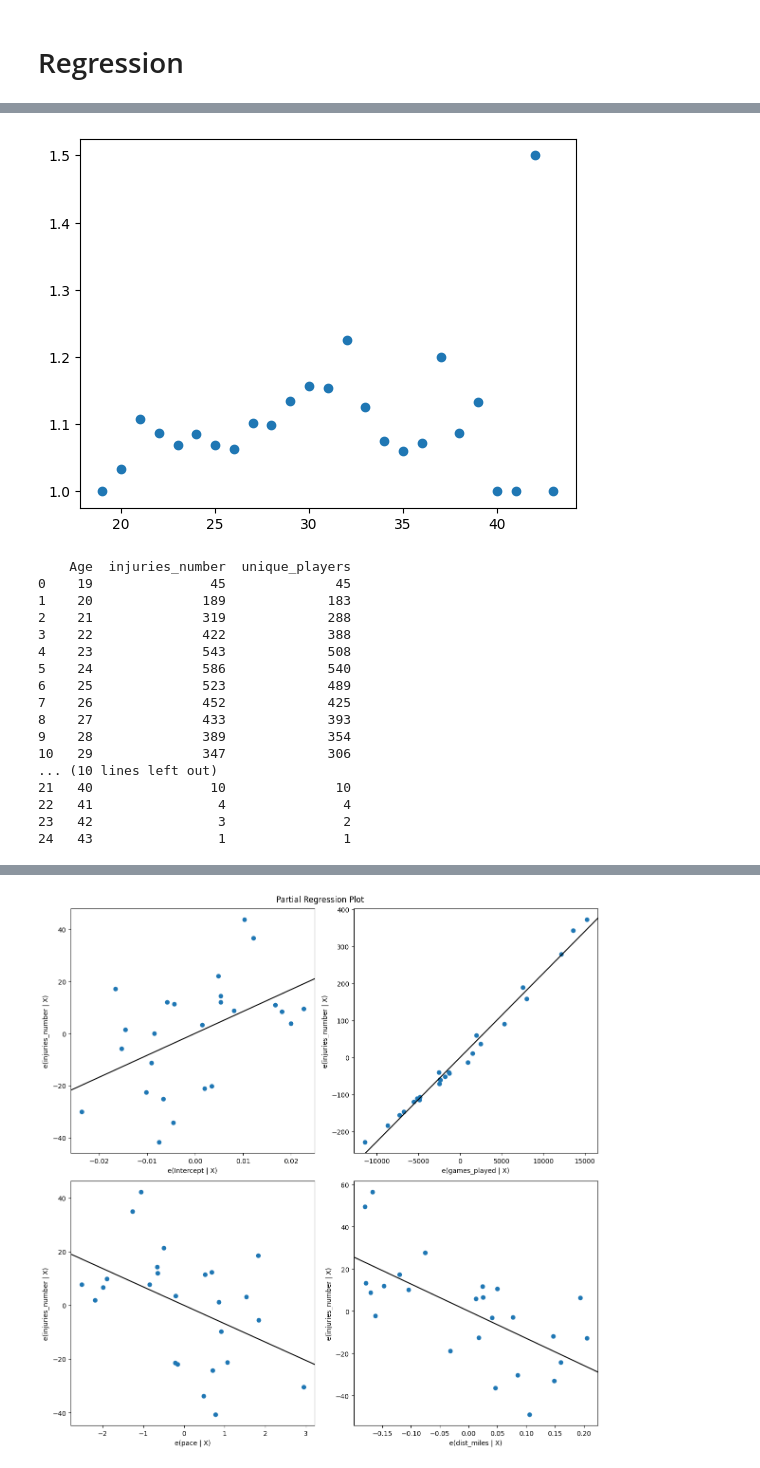
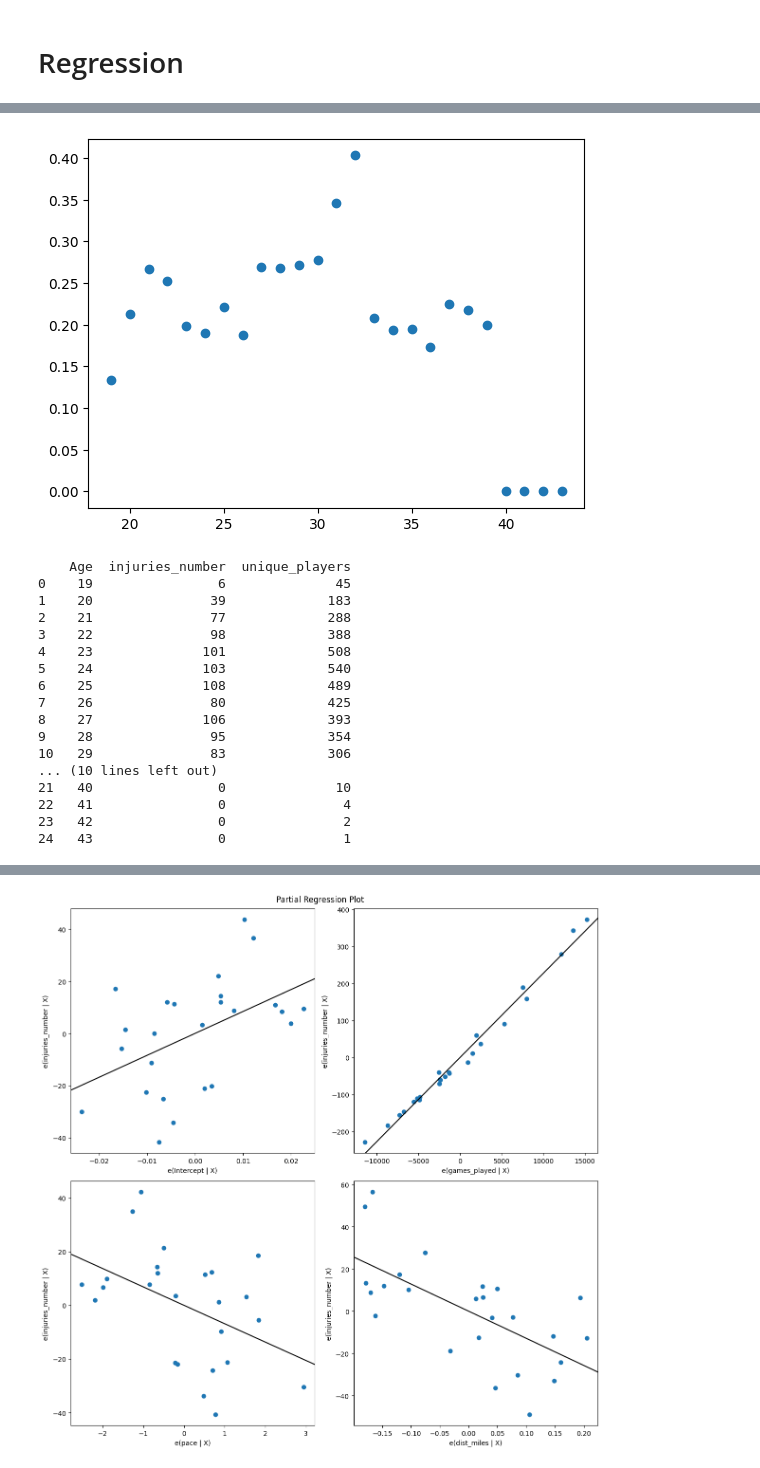
Before and after one commit to luciocanepa/data_science_project, a Jupyter notebook: regression.ipynb, the cells around one changed output, grey strips where cells are left out. Cells and saved outputs as stored; diff of their text form; code cells hidden in the pictures.

```diff
--- a/regression.ipynb
+++ b/regression.ipynb
@@ -85,36 +85,36 @@ Notes:
 # %%
 injuries_age = pd.DataFrame([
     {
         'Age': int(a),
-        'injuries_number': len(db[db["AGE"] == a]),
+        'injuries_number': len(db[(db["AGE"] == a) & (~db["INJURED_TYPE"].isna())]),
         'unique_players': len(db[db["AGE"] == a]["PLAYER_ID"].unique())
     }
     for a in sorted(db["AGE"].unique())
 ])
 
 plt.scatter(injuries_age['Age'], injuries_age['injuries_number']/injuries_age['unique_players'])
 plt.show()
 
 print(injuries_age)
 # %% [output]
-[figure, old version]
+[figure, new version]
     Age  injuries_number  unique_players
-0    19               45              45
-1    20              189             183
-2    21              319             288
-3    22              422             388
-4    23              543             508
-5    24              586             540
-6    25              523             489
-7    26              452             425
-8    27              433             393
-9    28              389             354
-10   29              347             306
+0    19                6              45
+1    20               39             183
+2    21               77             288
+3    22               98             388
+4    23              101             508
+5    24              103             540
+6    25              108             489
+7    26               80             425
+8    27              106             393
+9    28               95             354
+10   29               83             306
 ... (10 lines left out)
-21   40               10              10
-22   41                4               4
-23   42                3               2
-24   43                1               1
+21   40                0              10
+22   41                0               4
+23   42                0               2
+24   43                0               1
 # %%
 injuries_age_stats = pd.DataFrame({
     'Age': injuries_age['Age'],
```
Also changed, not shown: parts of 16 cells of this notebook, 5 other files.
